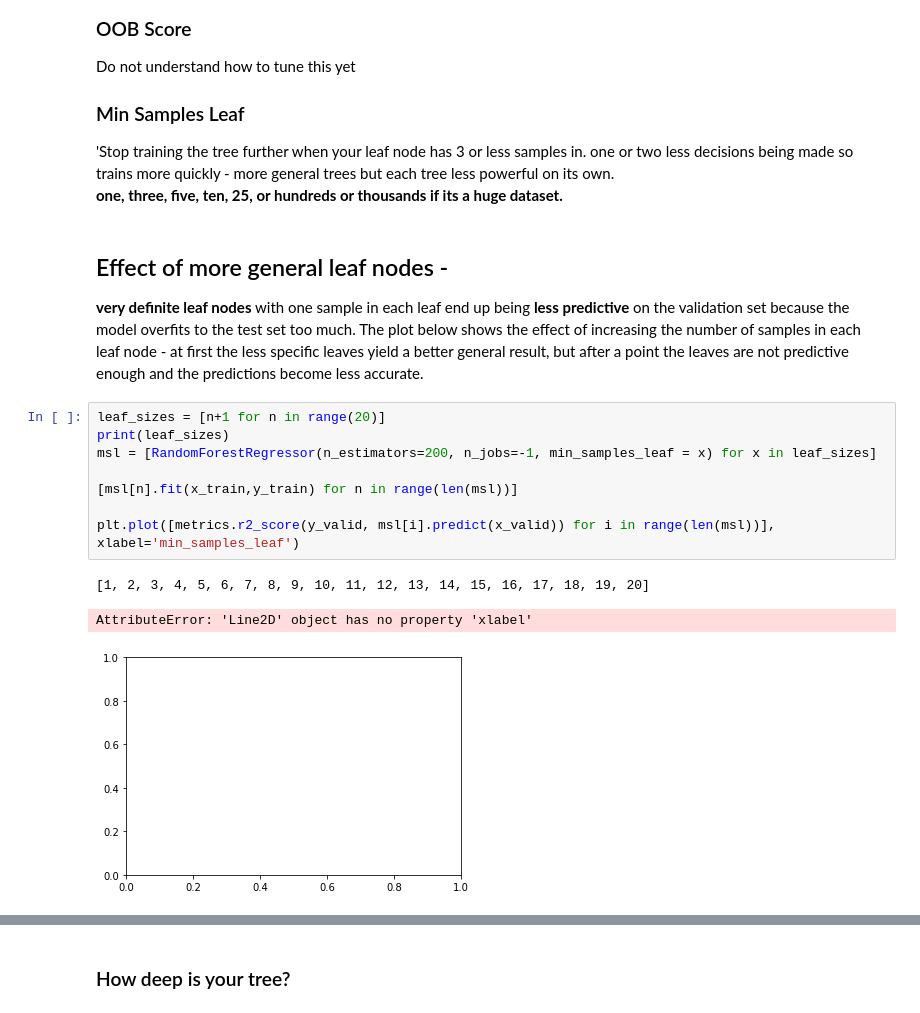
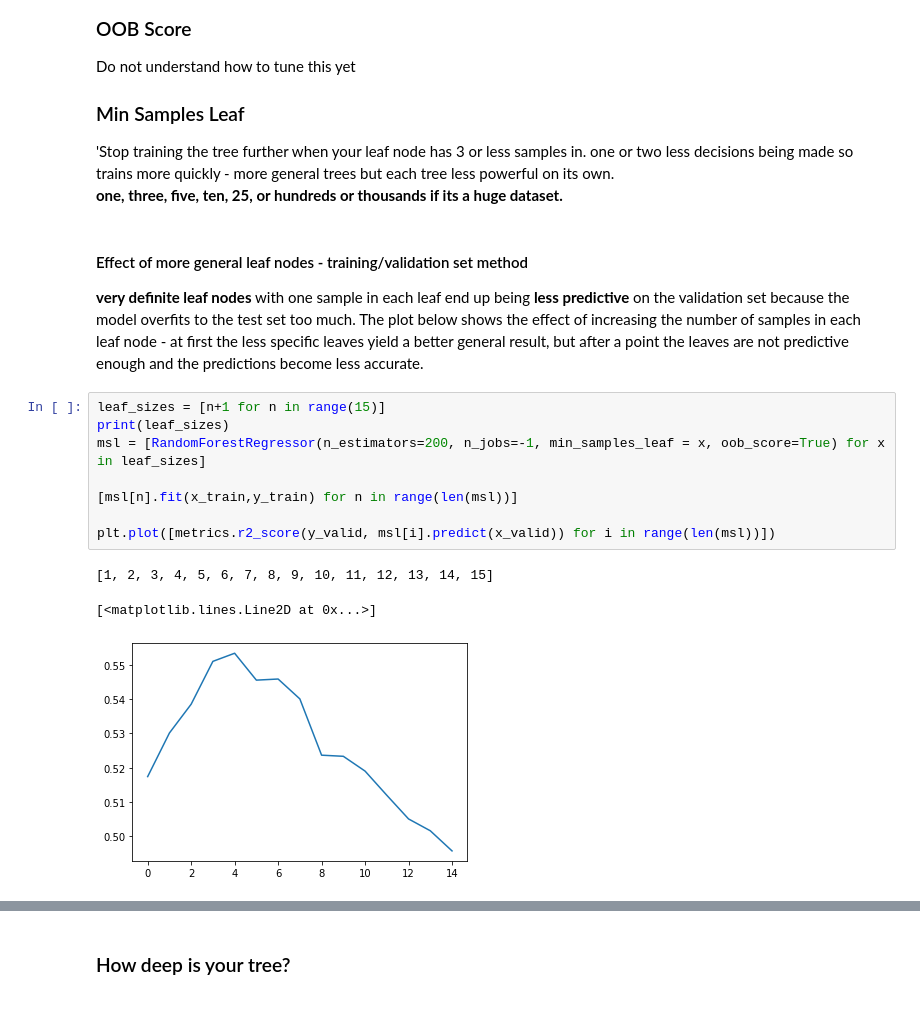
Before and after one commit to Mgallimore88/ML_Titanic, a Jupyter notebook: titanic_notebook.ipynb, the cells around one changed output, grey strips where cells are left out. Drawn from its saved outputs; the diff is of its cells as text.

```diff
--- a/titanic_notebook.ipynb
+++ b/titanic_notebook.ipynb
@@ -610,17 +613,17 @@ Do not understand how to tune this yet
 'Stop training the tree further when your leaf node has 3 or less samples in. one or two less decisions being made so trains more quickly - more general trees but each tree less powerful on its own.
 <b>one, three, five, ten, 25, or hundreds or thousands if its a huge dataset. </b>
 # %% [markdown]
-## Effect of more general leaf nodes -
+#### Effect of more general leaf nodes - training/validation set method
 <b>very definite leaf nodes</b> with one sample in each leaf end up being <b> less predictive </b> on the validation set because the model overfits to the test set too much. The plot below shows the effect of increasing the number of samples in each leaf node - at first the less specific leaves yield a better general result, but after a point the leaves are not predictive enough and the predictions become less accurate.
 # %%
-leaf_sizes = [n+1 for n in range(20)]
+leaf_sizes = [n+1 for n in range(15)]
 print(leaf_sizes)
-msl = [RandomForestRegressor(n_estimators=200, n_jobs=-1, min_samples_leaf = x) for x in leaf_sizes]
+msl = [RandomForestRegressor(n_estimators=200, n_jobs=-1, min_samples_leaf = x, oob_score=True) for x in leaf_sizes]
 
 [msl[n].fit(x_train,y_train) for n in range(len(msl))]
 
-plt.plot([metrics.r2_score(y_valid, msl[i].predict(x_valid)) for i in range(len(msl))], xlabel='min_samples_leaf')
+plt.plot([metrics.r2_score(y_valid, msl[i].predict(x_valid)) for i in range(len(msl))])
 # %% [output]
-[1, 2, 3, 4, 5, 6, 7, 8, 9, 10, 11, 12, 13, 14, 15, 16, 17, 18, 19, 20]
+[1, 2, 3, 4, 5, 6, 7, 8, 9, 10, 11, 12, 13, 14, 15]
-AttributeError: 'Line2D' object has no property 'xlabel'
+[<matplotlib.lines.Line2D at 0x...>]
-[figure, old version]
+[figure, new version]
```
Also changed, not shown: parts of 8 cells of this notebook, 2 other files.
